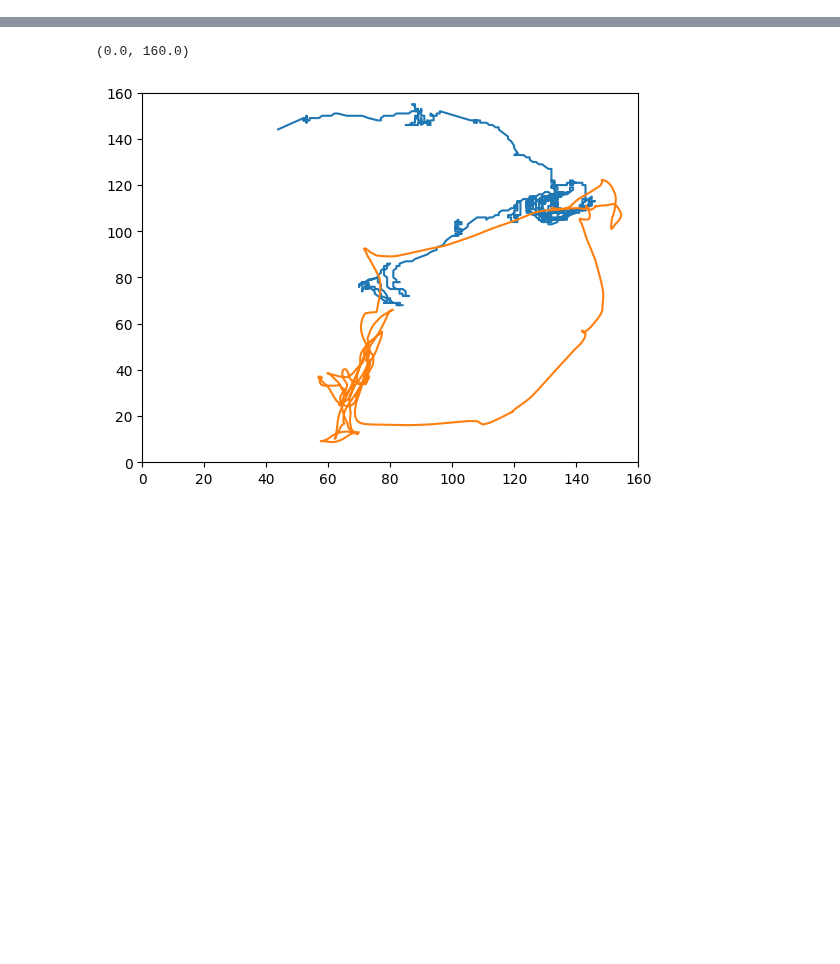
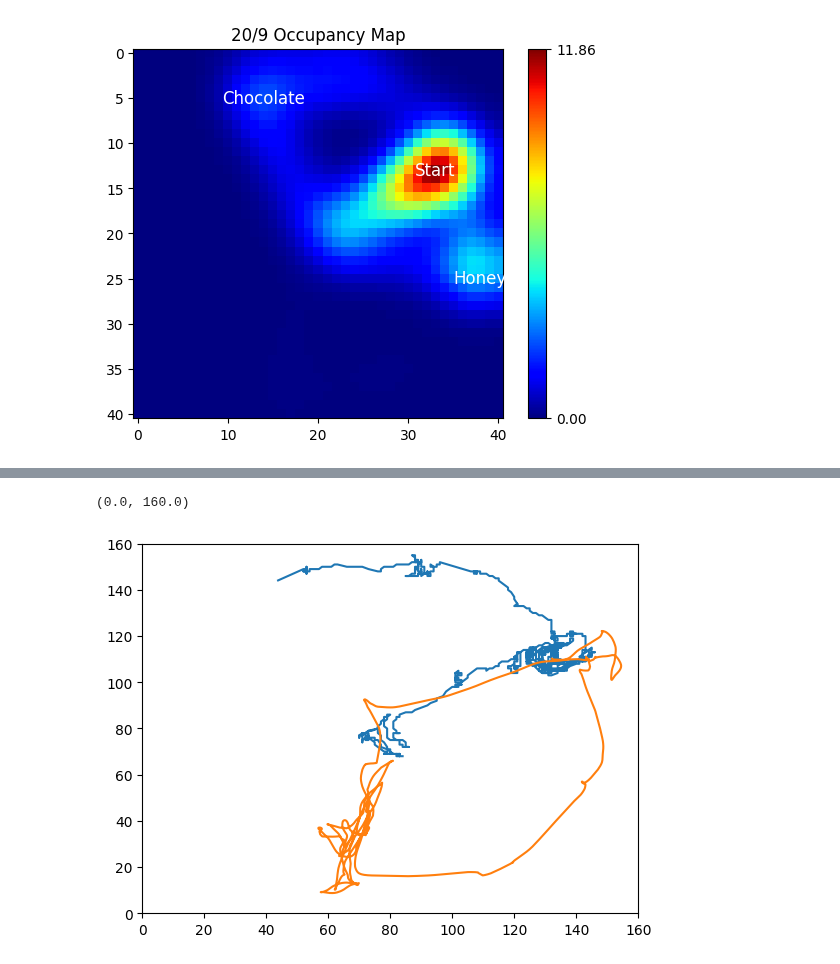
Before and after one commit to shauryagoyall/Andrea-Data, a Jupyter notebook: Calculate-Place-Map.ipynb, the cells around one changed output, grey strips where cells are left out. Saved outputs shown, nothing was run; the diff lists cells and outputs as text; code cells hidden in the pictures; blank space fills up the shorter version.

```diff
--- a/Calculate-Place-Map.ipynb
+++ b/Calculate-Place-Map.ipynb
@@ -445,0 +408,4 @@ for day in days:
+# %%
+    plot_map(placemap.occupancy, title = "20/9 Occupancy Map")
+# %% [output]
+[figure, added]
```
Also changed, not shown: parts of 9 cells of this notebook.
